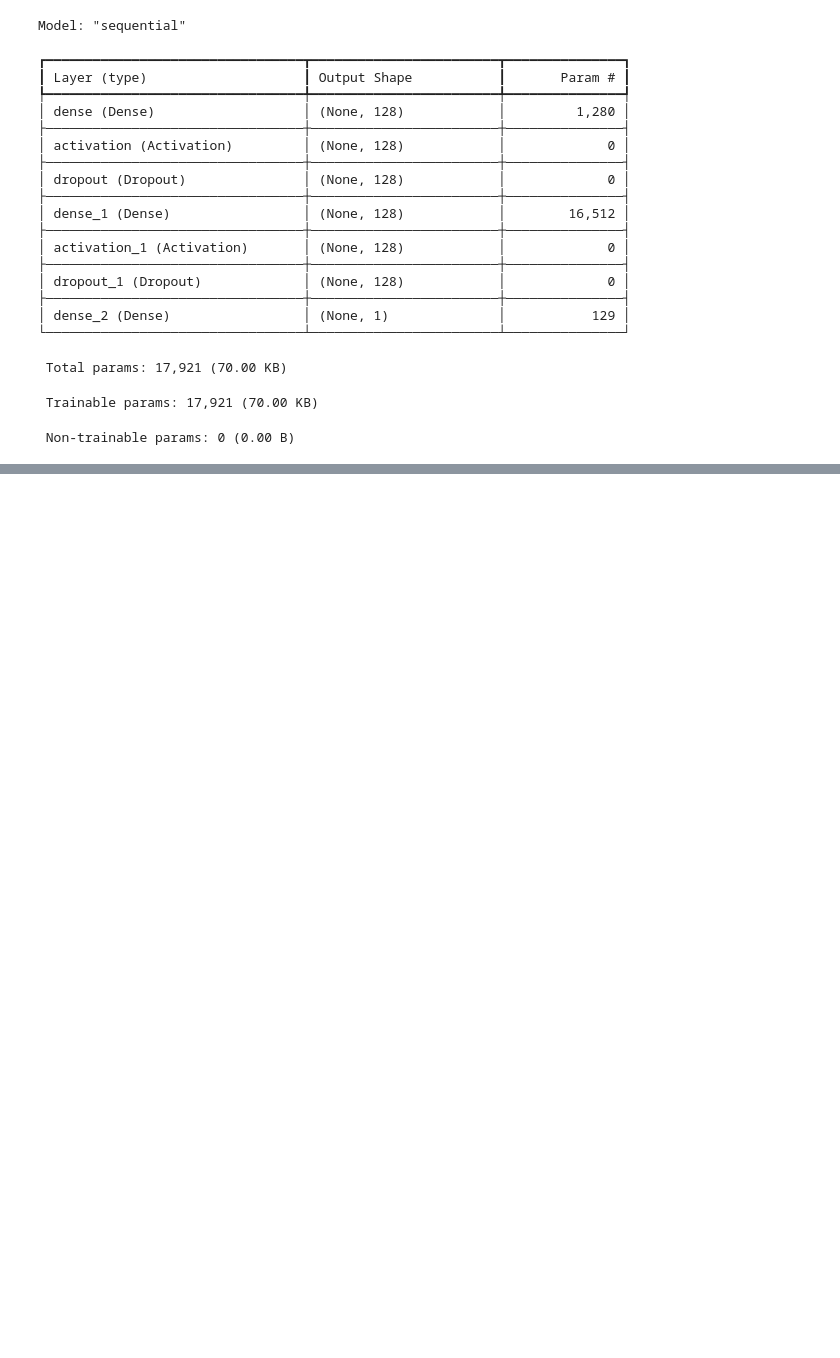
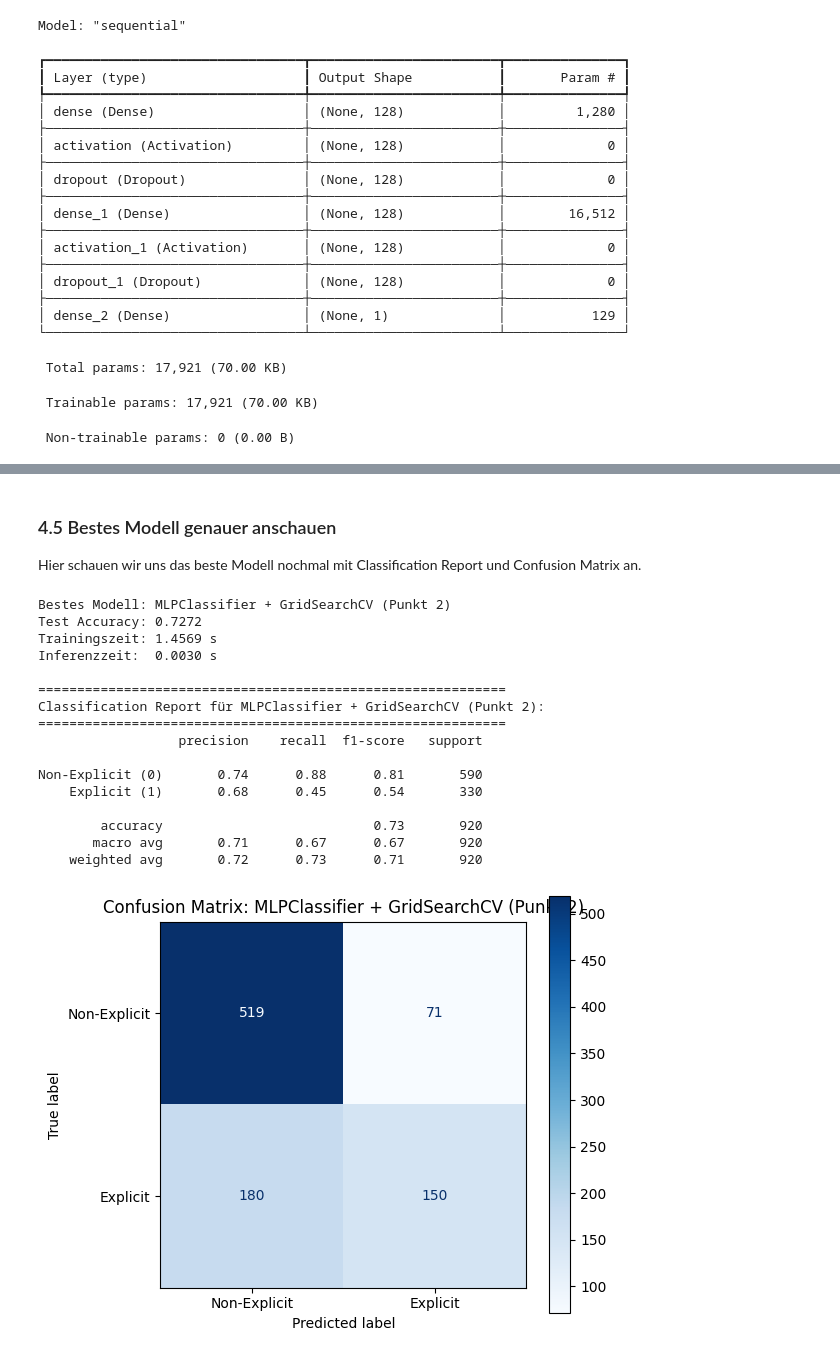
Before and after one commit to NewSkyLine-dev/HTL_Files, a Jupyter notebook: DSAI/5AHIF/Mini Projekt/main.ipynb, the cells around one changed output, grey strips where cells are left out. Cells and saved outputs as stored; diff of their text form; code cells hidden in the pictures; blank space fills up the shorter version.

```diff
--- a/DSAI/5AHIF/Mini Projekt/main.ipynb
+++ b/DSAI/5AHIF/Mini Projekt/main.ipynb
@@ -494,0 +770,58 @@ Dann im Browser öffnen: http://localhost:6006
+# %% [markdown]
+### 4.5 Bestes Modell genauer anschauen
+
+Hier schauen wir uns das beste Modell nochmal mit Classification Report und Confusion Matrix an.
+# %%
+from sklearn.metrics import classification_report, confusion_matrix, ConfusionMatrixDisplay
+
+best_model_name = comparison_df['Test Accuracy'].idxmax()
+print(f"Bestes Modell: {best_model_name}")
+print(f"Test Accuracy: {comparison_df.loc[best_model_name, 'Test Accuracy']:.4f}")
+print(f"Trainingszeit: {comparison_df.loc[best_model_name, 'Trainingszeit (s)']:.4f} s")
+print(f"Inferenzzeit:  {comparison_df.loc[best_model_name, 'Inferenzzeit (s)']:.4f} s")
+
+# Vorhersage des besten Modells nochmal bekommen und detailliert auswerten
+all_predictions = {}
+
+for name, clf in classifiers_4th.items():
+    full_name = name + ' (4. Klasse)'
+    all_predictions[full_name] = clf.predict(X_test_scaled)
+
+# MLP Predictions (vom Original-Modell aus Punkt 2)
+all_predictions['MLPClassifier + GridSearchCV (Punkt 2)'] = best_mlp.predict(X_test_scaled)
+
+all_predictions['Keras + KerasTuner (Punkt 3)'] = (best_model.predict(X_test_scaled, verbose=0) > 0.5).astype(int).flatten()
+
+y_pred_best = all_predictions[best_model_name]
+# Classification Report für das beste Modell
+print(f"\n{'=' * 60}")
+print(f"Classification Report für {best_model_name}:")
+print(f"{'=' * 60}")
+print(classification_report(y_test, y_pred_best, target_names=['Non-Explicit (0)', 'Explicit (1)']))
+
+# Confusion Matrix für das beste Modell
+fig, ax = plt.subplots(figsize=(6, 5))
+cm = confusion_matrix(y_test, y_pred_best)
+disp = ConfusionMatrixDisplay(confusion_matrix=cm, display_labels=['Non-Explicit', 'Explicit'])
+disp.plot(cmap=plt.cm.Blues, ax=ax)
+ax.set_title(f'Confusion Matrix: {best_model_name}')
+plt.tight_layout()
+plt.show()
+# %% [output]
+Bestes Modell: MLPClassifier + GridSearchCV (Punkt 2)
+Test Accuracy: 0.7272
+Trainingszeit: 1.4569 s
+Inferenzzeit:  0.0030 s
+
+============================================================
+Classification Report für MLPClassifier + GridSearchCV (Punkt 2):
+============================================================
+                  precision    recall  f1-score   support
+
+Non-Explicit (0)       0.74      0.88      0.81       590
+    Explicit (1)       0.68      0.45      0.54       330
+
+        accuracy                           0.73       920
+       macro avg       0.71      0.67      0.67       920
+    weighted avg       0.72      0.73      0.71       920
+[figure, added]
```
Also changed, not shown: parts of 14 cells of this notebook.
